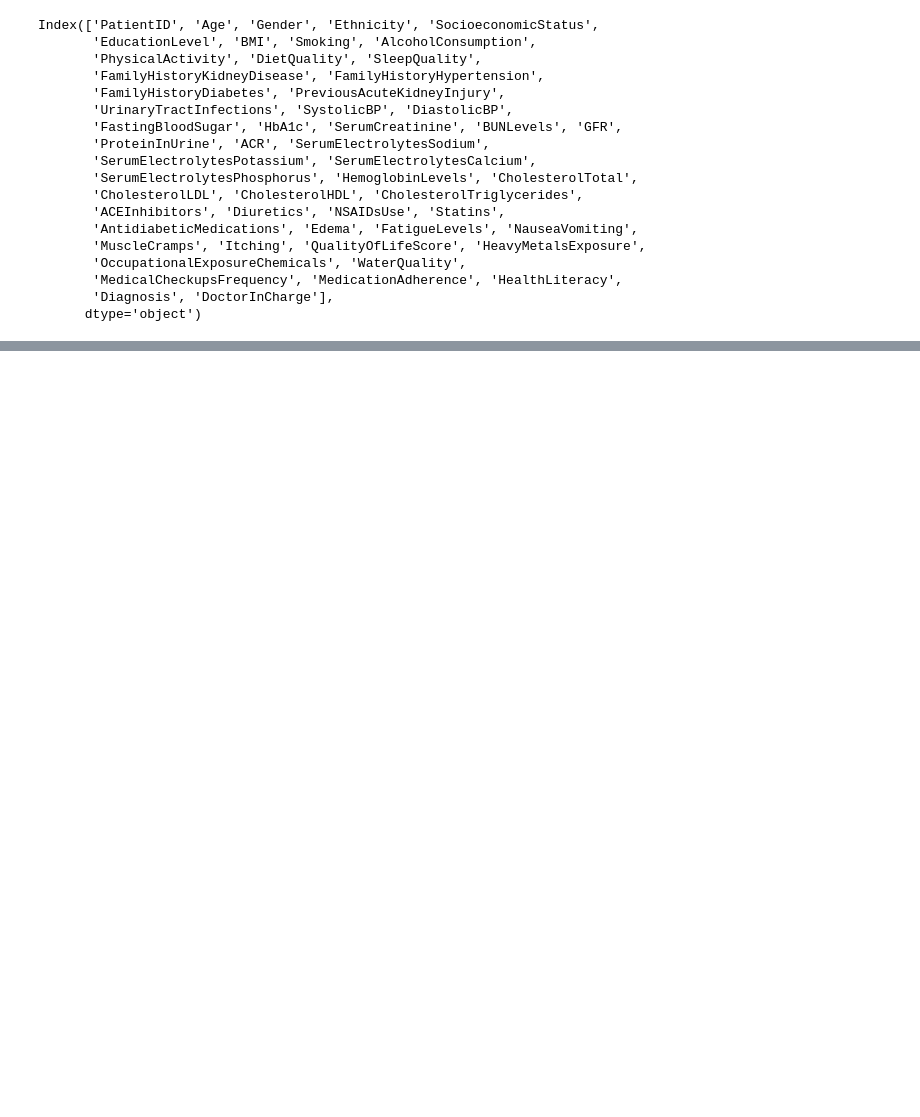
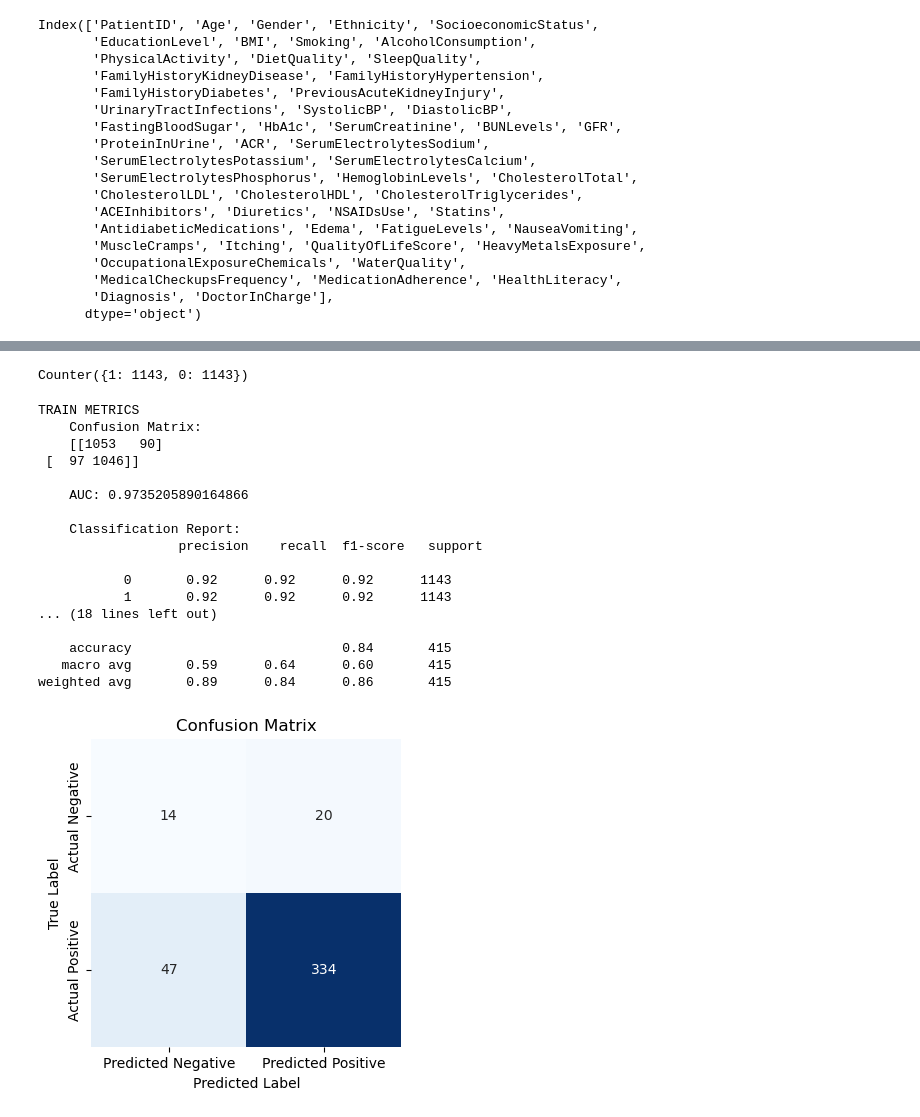
Before and after one commit to TheBoognish138/project-4, a Jupyter notebook: project/notebook.ipynb, the cells around one changed output, grey strips where cells are left out. Saved outputs shown, nothing was run; the diff lists cells and outputs as text; code cells hidden in the pictures; blank space fills up the shorter version.

```diff
--- a/project/notebook.ipynb
+++ b/project/notebook.ipynb
@@ -111,0 +189,7 @@ cols_to_drop = [""]
+# %%
+# Step 1: Get the data
+X = df.drop(columns=["Diagnosis", "PatientID"])
+y = df.Diagnosis
+
+X_train, X_test, y_train, y_test = train_test_split(X, y, test_size=0.25, random_state=42, stratify=y) # stratify=True maintains target class percentages
+print(X_train.shape, X_test.shape)
@@ -111,0 +207,9 @@ cols_to_drop = [""]
+# %%
+from imblearn.over_sampling import SMOTE
+from collections import Counter
+smote = SMOTE()
+
+X_train, y_train = smote.fit_resample(X_train, y_train)
+Counter(y_train)
+# %% [output]
+Counter({1: 1143, 0: 1143})
@@ -111,0 +298,28 @@ cols_to_drop = [""]
+# %%
+# Step 2: Init the Model
+lr = Pipeline([
+    ('preprocessor', preprocessor),
+    ('classifier', LogisticRegression())
+])
+
+# Do Machine Learning
+doClassification(lr, X_train, X_test, y_train, y_test)
+# %% [output]
+TRAIN METRICS
+    Confusion Matrix:
+    [[1053   90]
+ [  97 1046]]
+
+    AUC: 0.9735205890164866
+
+    Classification Report:
+                  precision    recall  f1-score   support
+
+           0       0.92      0.92      0.92      1143
+           1       0.92      0.92      0.92      1143
+... (18 lines left out)
+
+    accuracy                           0.84       415
+   macro avg       0.59      0.64      0.60       415
+weighted avg       0.89      0.84      0.86       415
+[figure, added]
```
Also changed, not shown: parts of 27 cells of this notebook.
